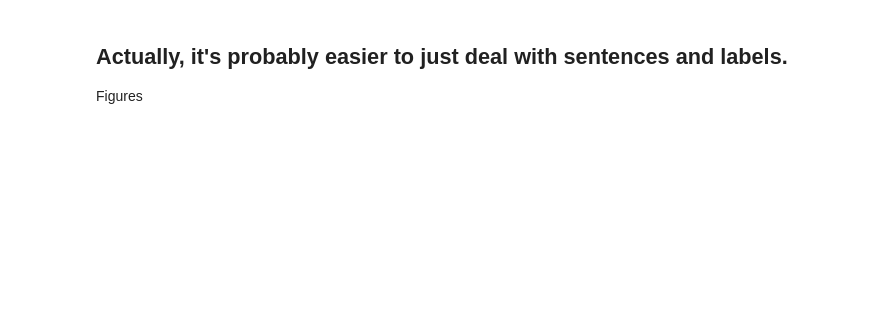
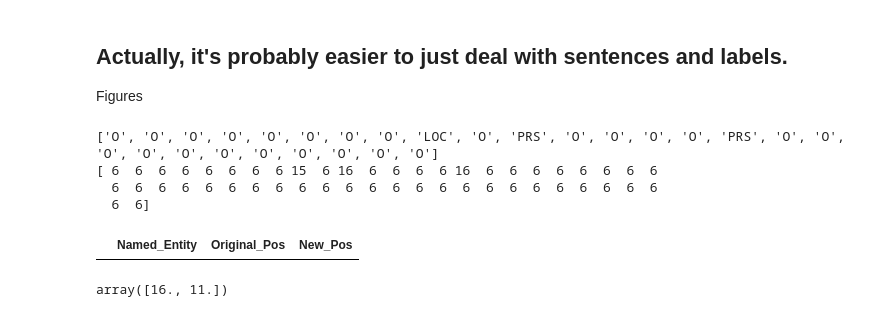
Before and after one commit to laureleo/thesis, a Jupyter notebook: notebooks/Data_Preparation.ipynb, the cells around one changed output. Drawn from its saved outputs; the diff is of its cells as text; code cells hidden in the pictures; blank space fills up the shorter version.

Commit message:
Soon finished with batch gpu management of data

```diff
--- a/notebooks/Data_Preparation.ipynb
+++ b/notebooks/Data_Preparation.ipynb
@@ -421,3 +432,39 @@ for i in range(0, len(sentences)):
 df = pd.DataFrame(data_matrix, columns=cols)
 
 df.to_pickle('../data/sentence_labels')
+# %%
+# Add labels for each token in each sentence
+labels = [[s[2] for s in sent] for sent in getter.sentences]
+
+tags_vals = list(set(data["word_type"].values))
+tag2idx = {t: i for i, t in enumerate(tags_vals)}
+
+#We have a corresponding list of tags, and do the same thing, converting names to numbers
+tags = pad_sequences([[tag2idx.get(l) for l in lab] for lab in labels],
+                     maxlen=MAXLEN, value=tag2idx["O"], padding="post",
+                     dtype="long", truncating="post")
+print(labels[0])
+print(tags[0])
+# %% [output]
+['O', 'O', 'O', 'O', 'O', 'O', 'O', 'O', 'LOC', 'O', 'PRS', 'O', 'O', 'O', 'O', 'PRS', 'O', 'O', 'O', 'O', 'O', 'O', 'O', 'O', 'O', 'O', 'O']
+[ 6  6  6  6  6  6  6  6 15  6 16  6  6  6  6 16  6  6  6  6  6  6  6  6
+  6  6  6  6  6  6  6  6  6  6  6  6  6  6  6  6  6  6  6  6  6  6  6  6
+  6  6]
+# %%
+# Take the named entities.
+# Take their indices and keep in a list UNVISITED
+# For each word in the tokenized sequence
+
+# Are we at an index where an NE should be?
+# If NO, does the word end with ## (indication that it's been split up)
+# if
+# If it does not end with ##, continue as per usual.
+# If it does end with ##,check if it is part of a named entity.
+# If it is NOT part of a NE, increase the index values for all UNVISITED since a new token has appeard before their original position
+# Continue
+# If it IS a part of a NE, join the parts to a single, named
+
+label_df = pd.DataFrame(columns={"Named_Entity", "Original_Pos", "New_Pos"})
+label_df
+# %% [output]
+|  | Named_Entity | Original_Pos | New_Pos |
@@ -423,0 +484,4 @@ df.to_pickle('../data/sentence_labels')
+# %%
+UNVISITED + np.ones(len(UNVISITED))
+# %% [output]
+array([16., 11.])
```
Also changed, not shown: parts of 7 cells of this notebook, 1 other file.
